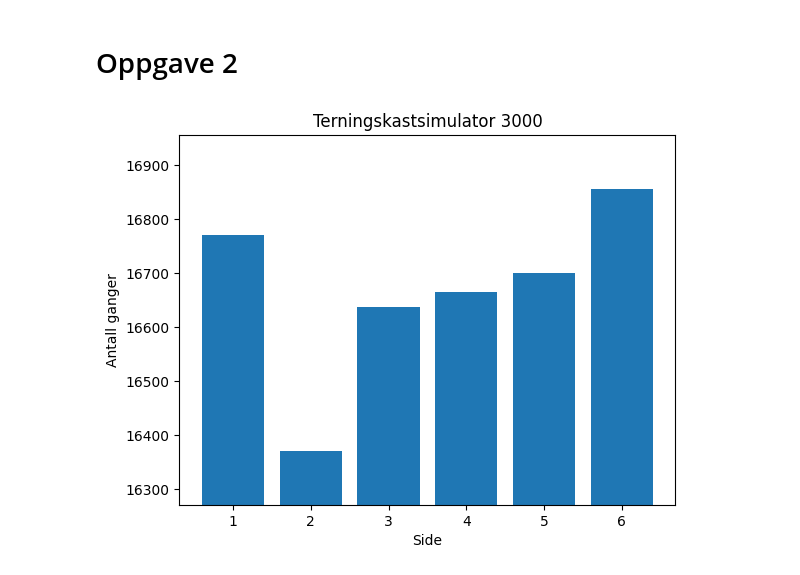
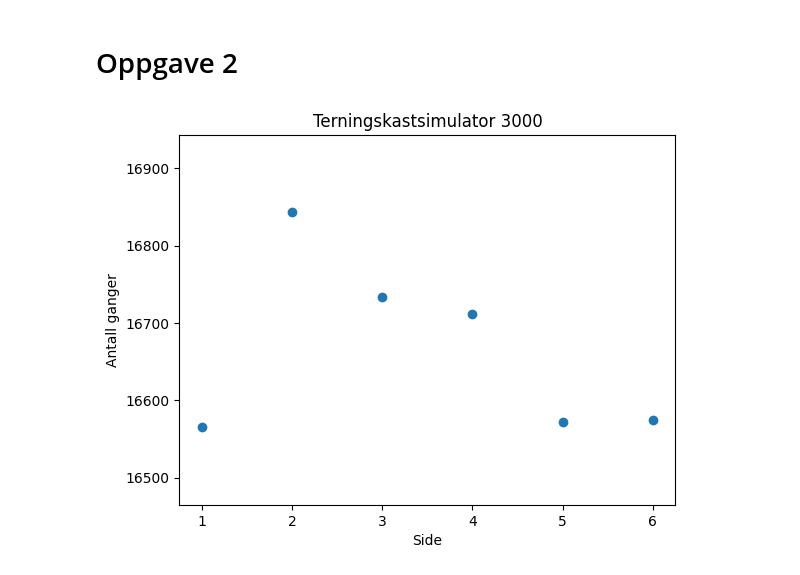
Before and after one commit to Fantomet06/IT2, a Jupyter notebook: vurdering/grafer.ipynb, the cells around one changed output. Saved outputs shown, nothing was run; the diff lists cells and outputs as text; code cells hidden in the pictures.

```diff
--- a/vurdering/grafer.ipynb
+++ b/vurdering/grafer.ipynb
@@ -28,21 +28,19 @@ plt.show()
 # %%
 fig, axs = plt.subplots(3, 1, figsize=(8, 12))
 
-axs[0].plot(x, y_x3, 'b', label="f(x) = $x^3$")
+axs[0].plot(x, f(x), 'b', label="f(x) = $x^3$") # f(x)
 axs[0].set_title("Graf av f(x) = $x^3$")
-axs[0].legend()
 
-axs[1].plot(x, y_3x2, 'r', label="f'(x) = $3x^2$")
+axs[1].plot(x, df(x), 'r', label="f'(x) = $3x^2$") # f'(x)
 axs[1].set_title("Graf av f'(x) = $3x^2$")
-axs[1].legend()
 
-axs[2].plot(x, y_6x, 'g', label="f''(x) = 6x")
+axs[2].plot(x, ddf(x), 'g', label="f''(x) = 6x") # f''(x)
 axs[2].set_title("Graf av f''(x) = 6x")
-axs[2].legend()
 
 for i in range(3):
     axs[i].axhline(0, color='black', linestyle='dashed')
     axs[i].axvline(0, color='black', linestyle='dashed')
+    axs[i].legend()
 
 plt.tight_layout()
 plt.show()
@@ -53,23 +51,23 @@ plt.show()
 # %%
 import random
 import matplotlib.pyplot as plt
 
 def kaste_terning_simulator_3000(antall_kast: int) -> list:
-    resultater = [0]*6
+    resultater = [0]*6 # index representerer tallet
 
     for i in range(antall_kast):
         kast = random.randint(1, 6)
         resultater[kast-1] += 1
 
     return resultater
 
 # c. Simulate 100000 dice rolls and plot the graph
 antall_kast = kaste_terning_simulator_3000(100000)
-plt.bar([1,2,3,4,5,6], antall_kast)
+plt.scatter([1,2,3,4,5,6], antall_kast)
 plt.ylim(min(antall_kast)-100, max(antall_kast) + 100)
 plt.xlabel('Side')
 plt.ylabel('Antall ganger')
 plt.title('Terningskastsimulator 3000')
 plt.show()
 # %% [output]
-[figure, old version]
+[figure, new version]
```
Also changed, not shown: parts of 2 cells of this notebook.
